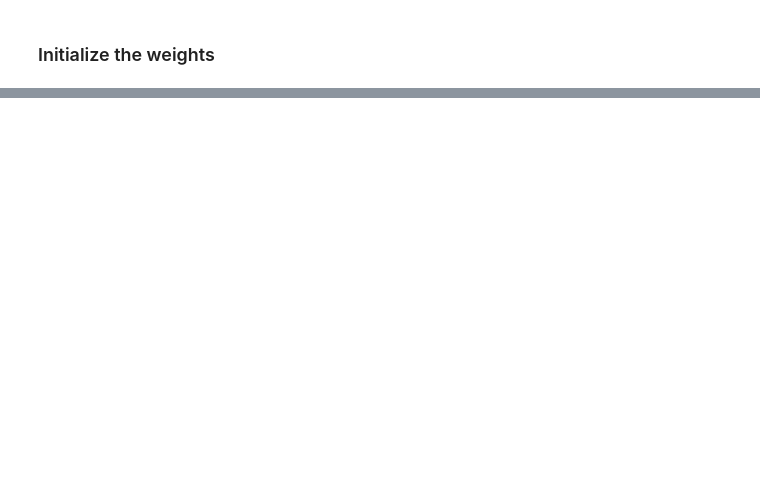
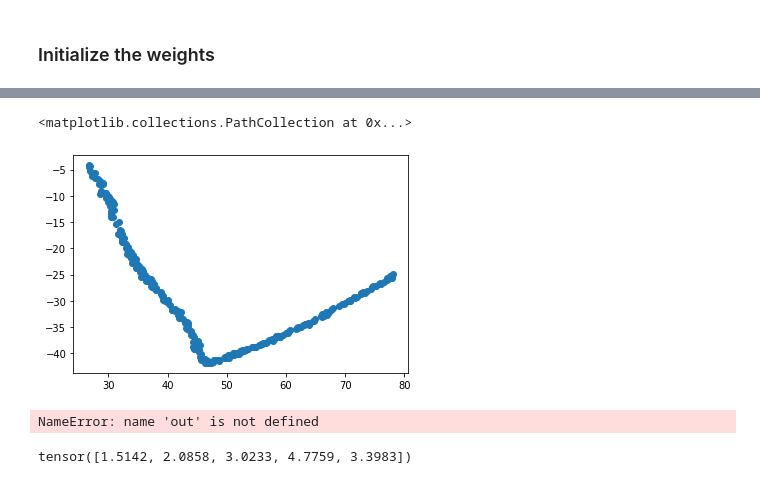
Before and after one commit to vlnraf/ml-project, a Jupyter notebook: src/pytorch/Cup.ipynb, the cells around one changed output, grey strips where cells are left out. Saved outputs shown, nothing was run; the diff lists cells and outputs as text; code cells hidden in the pictures; blank space fills up the shorter version.

```diff
--- a/src/pytorch/Cup.ipynb
+++ b/src/pytorch/Cup.ipynb
@@ -188,0 +197,7 @@ plt.scatter(x,y)
+# %%
+x_real = yval[:,0]
+y_real = yval[:,1]
+plt.scatter(x_real, y_real)
+# %% [output]
+<matplotlib.collections.PathCollection at 0x...>
+[figure, added]
@@ -188,0 +212,12 @@ plt.scatter(x,y)
+# %%
+mean_euclidean_error(out, yval)
+# %% [output]
+NameError: name 'out' is not defined
+# %%
+pdist = nn.PairwiseDistance(p=2)
+input1 = torch.randn(5, 2)
+input2 = torch.randn(5, 2)
+output = pdist(input1, input2)
+output
+# %% [output]
+tensor([1.5142, 2.0858, 3.0233, 4.7759, 3.3983])
```
Also changed, not shown: parts of 15 cells of this notebook, 10 other files.
